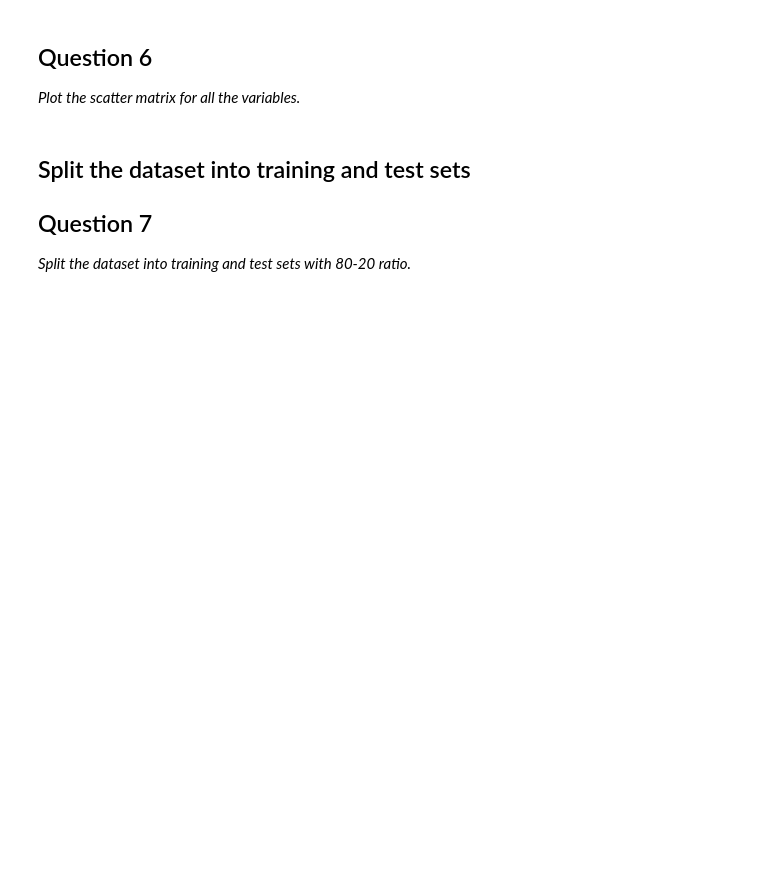
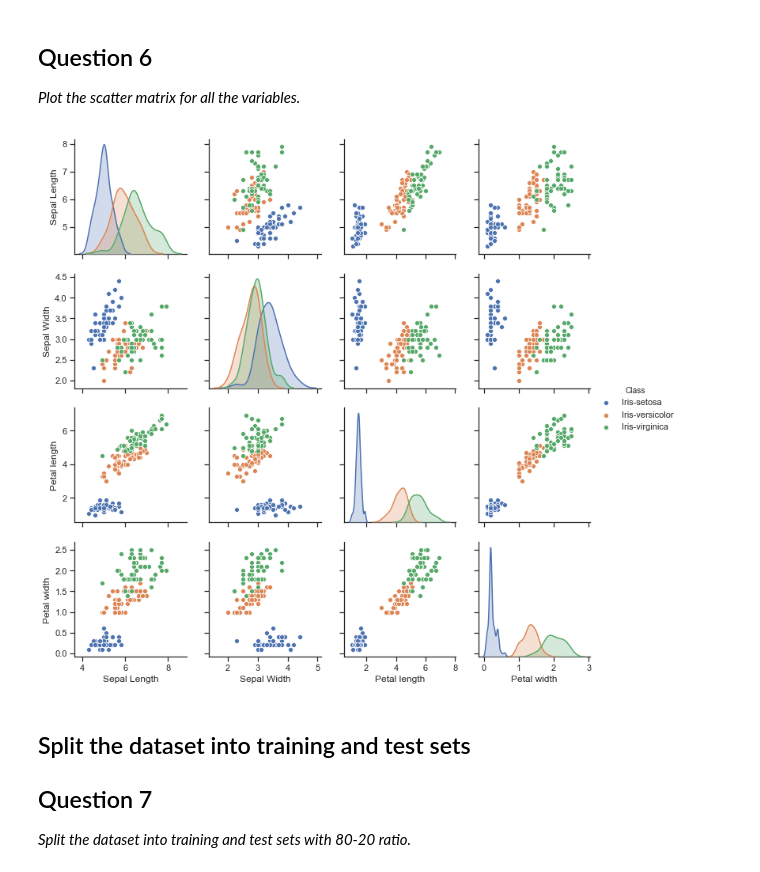
Before and after one commit to GreatLearningAIML1/bangalore-feb-batch-Roshtom7, a Jupyter notebook: R3_External_Lab_kNN_Naive_Bayes.ipynb, the cells around one changed output. Cells and saved outputs as stored; diff of their text form; code cells hidden in the pictures; blank space fills up the shorter version.

```diff
--- a/R3_External_Lab_kNN_Naive_Bayes.ipynb
+++ b/R3_External_Lab_kNN_Naive_Bayes.ipynb
@@ -69,6 +191,10 @@ Change all the classes to numericals (0to2).
 ## Question 6
 
 *Plot the scatter matrix for all the variables.*
+# %%
+ g = sns.pairplot(Iris_df, hue="Class")
+# %% [output]
+[figure, added]
 # %% [markdown]
 ## Split the dataset into training and test sets
 
```
Also changed, not shown: parts of 18 cells of this notebook.
